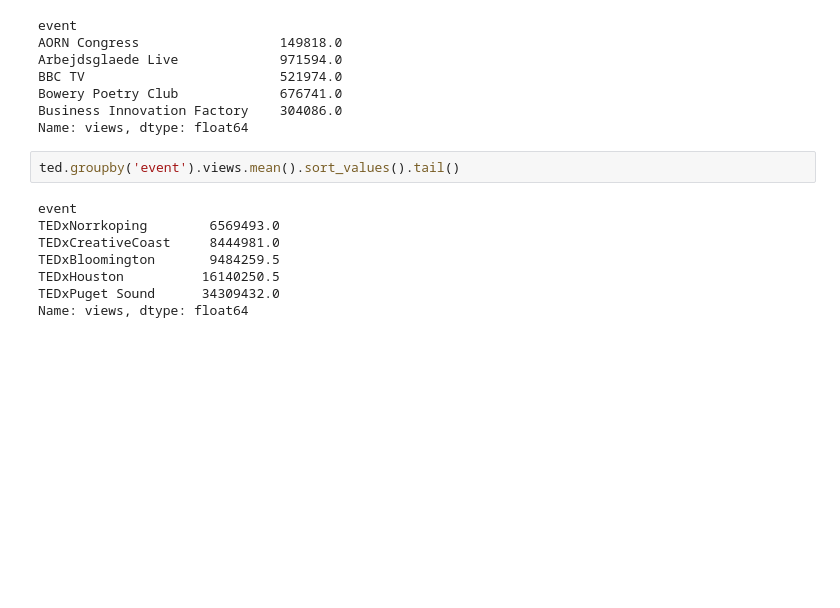
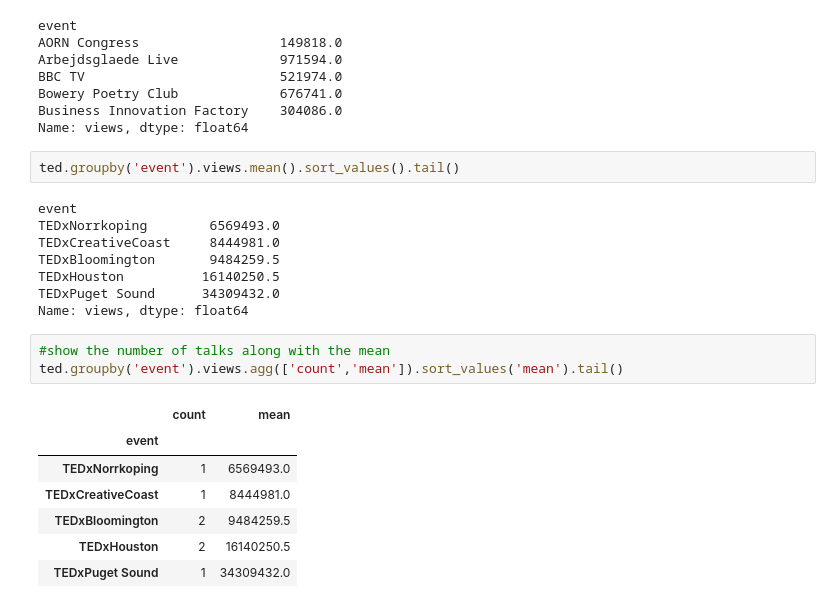
Before and after one commit to Lakshhmi/Select-Subset-of-data, a Jupyter notebook: TED Data Analysis.ipynb, the cells around one changed output. Cells and saved outputs as stored; diff of their text form; blank space fills up the shorter version.

```diff
--- a/TED Data Analysis.ipynb
+++ b/TED Data Analysis.ipynb
@@ -331,3 +331,14 @@ TEDxBloomington       9484259.5
 TEDxHouston          16140250.5
 TEDxPuget Sound      34309432.0
 Name: views, dtype: float64
+# %%
+#show the number of talks along with the mean
+ted.groupby('event').views.agg(['count','mean']).sort_values('mean').tail()
+# %% [output]
+|  | count | mean |
+| event |  |  |
+| TEDxNorrkoping | 1 | 6569493.0 |
+| TEDxCreativeCoast | 1 | 8444981.0 |
+| TEDxBloomington | 2 | 9484259.5 |
+| TEDxHouston | 2 | 16140250.5 |
+| TEDxPuget Sound | 1 | 34309432.0 |
```
Also changed, not shown: parts of 3 cells of this notebook.
